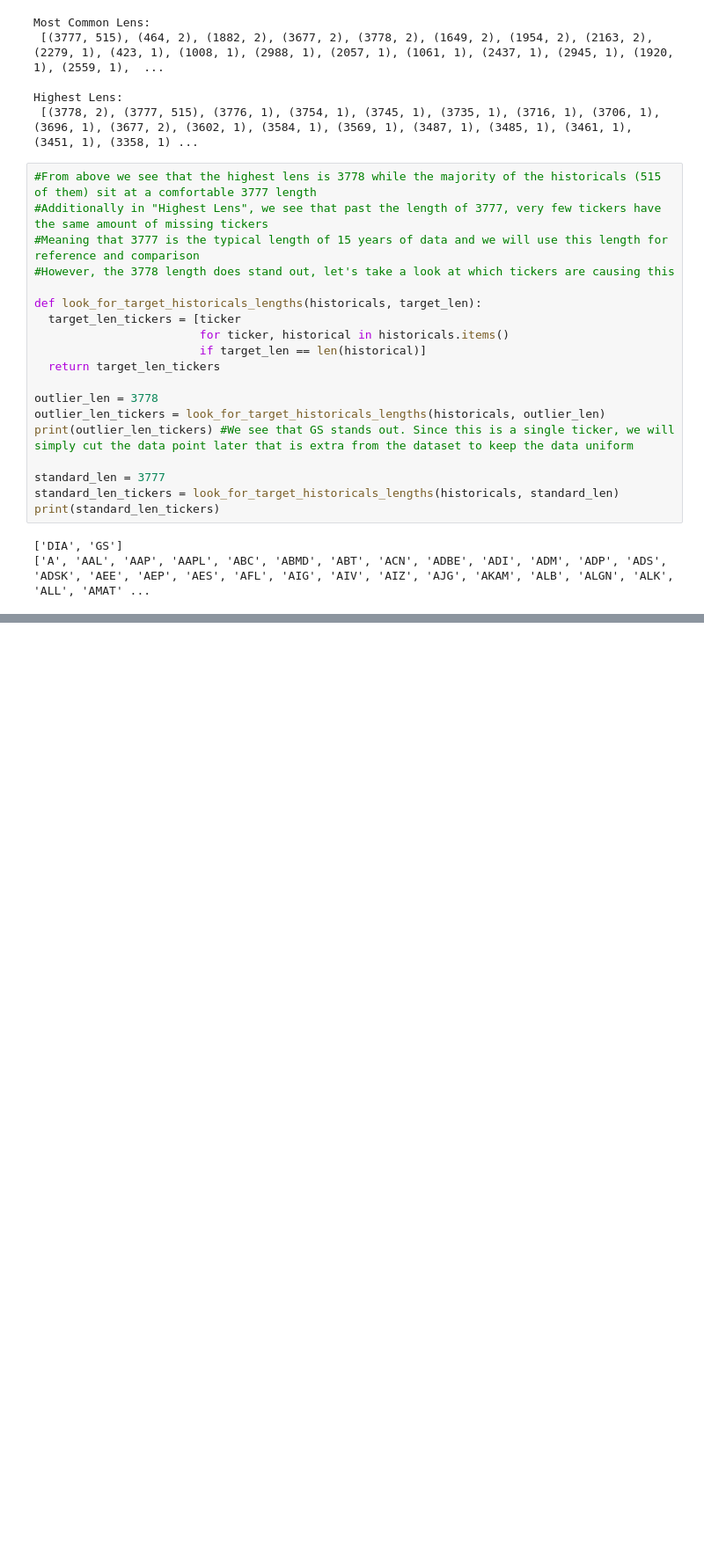
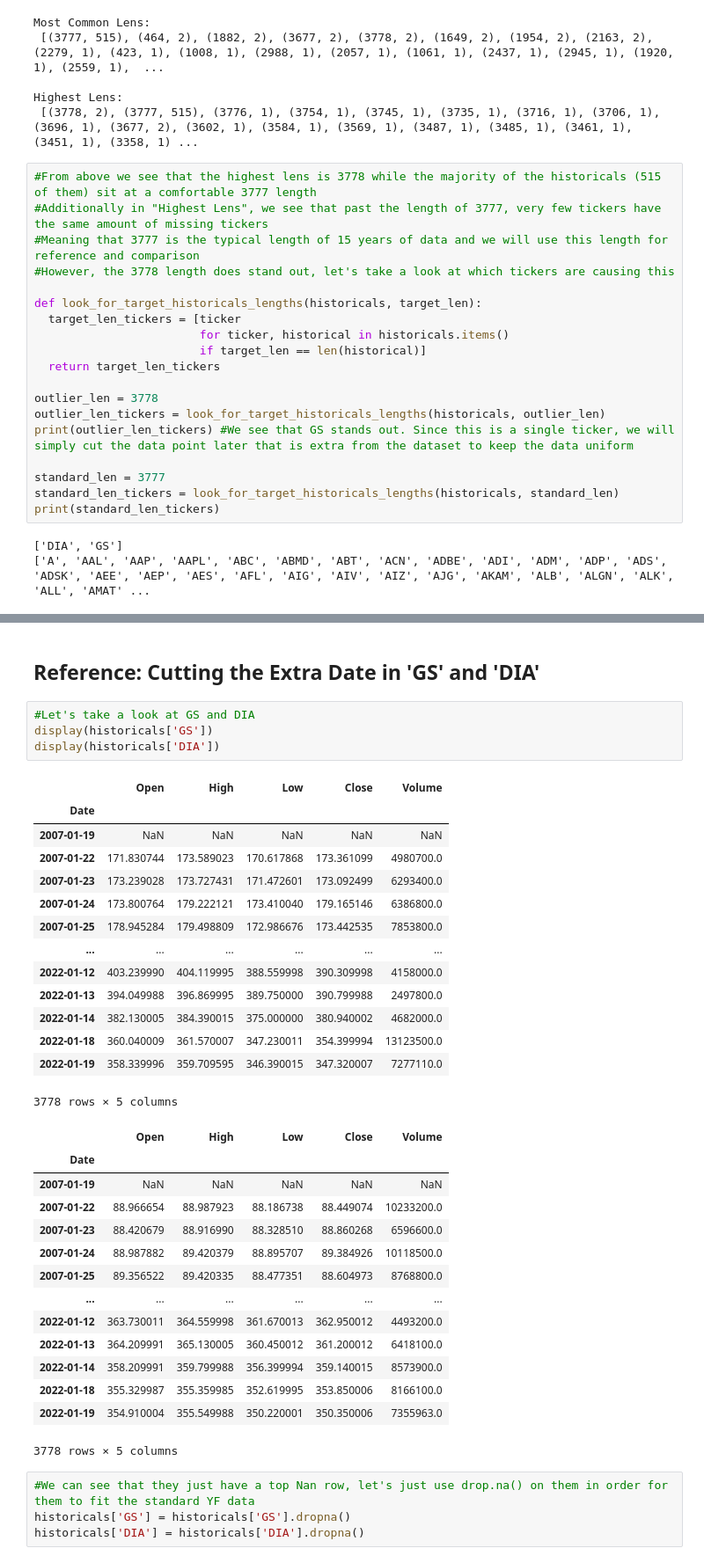
Before and after one commit to muchcreative/15Yr-Free-SP500-Historical-Data-and-Cleaning, a Jupyter notebook: Part 3 - Handling Missing YF Historicals/Part_3A_Tutorial.ipynb, the cells around one changed output, grey strips where cells are left out. Shown: that part at 88% size. Saved outputs shown, nothing was run; the diff lists cells and outputs as text; blank space fills up the shorter version.

```diff
--- a/Part 3 - Handling Missing YF Historicals/Part_3A_Tutorial.ipynb
+++ b/Part 3 - Handling Missing YF Historicals/Part_3A_Tutorial.ipynb
@@ -234,0 +392,39 @@ print(true_missing_tickers_and_dates)
+# %% [markdown]
+## Reference: Cutting the Extra Date in 'GS' and 'DIA'
+# %%
+#Let's take a look at GS and DIA
+display(historicals['GS'])
+display(historicals['DIA'])
+# %% [output]
+|  | Open | High | Low | Close | Volume |
+| Date |  |  |  |  |  |
+| 2007-01-19 | NaN | NaN | NaN | NaN | NaN |
+| 2007-01-22 | 171.830744 | 173.589023 | 170.617868 | 173.361099 | 4980700.0 |
+| 2007-01-23 | 173.239028 | 173.727431 | 171.472601 | 173.092499 | 6293400.0 |
+| 2007-01-24 | 173.800764 | 179.222121 | 173.410040 | 179.165146 | 6386800.0 |
+| 2007-01-25 | 178.945284 | 179.498809 | 172.986676 | 173.442535 | 7853800.0 |
+| ... | ... | ... | ... | ... | ... |
+| 2022-01-12 | 403.239990 | 404.119995 | 388.559998 | 390.309998 | 4158000.0 |
+| 2022-01-13 | 394.049988 | 396.869995 | 389.750000 | 390.799988 | 2497800.0 |
+| 2022-01-14 | 382.130005 | 384.390015 | 375.000000 | 380.940002 | 4682000.0 |
+| 2022-01-18 | 360.040009 | 361.570007 | 347.230011 | 354.399994 | 13123500.0 |
+| 2022-01-19 | 358.339996 | 359.709595 | 346.390015 | 347.320007 | 7277110.0 |
+3778 rows × 5 columns
+|  | Open | High | Low | Close | Volume |
+| Date |  |  |  |  |  |
+| 2007-01-19 | NaN | NaN | NaN | NaN | NaN |
+| 2007-01-22 | 88.966654 | 88.987923 | 88.186738 | 88.449074 | 10233200.0 |
+| 2007-01-23 | 88.420679 | 88.916990 | 88.328510 | 88.860268 | 6596600.0 |
+| 2007-01-24 | 88.987882 | 89.420379 | 88.895707 | 89.384926 | 10118500.0 |
+| 2007-01-25 | 89.356522 | 89.420335 | 88.477351 | 88.604973 | 8768800.0 |
+| ... | ... | ... | ... | ... | ... |
+| 2022-01-12 | 363.730011 | 364.559998 | 361.670013 | 362.950012 | 4493200.0 |
+| 2022-01-13 | 364.209991 | 365.130005 | 360.450012 | 361.200012 | 6418100.0 |
+| 2022-01-14 | 358.209991 | 359.799988 | 356.399994 | 359.140015 | 8573900.0 |
+| 2022-01-18 | 355.329987 | 355.359985 | 352.619995 | 353.850006 | 8166100.0 |
+| 2022-01-19 | 354.910004 | 355.549988 | 350.220001 | 350.350006 | 7355963.0 |
+3778 rows × 5 columns
+# %%
+#We can see that they just have a top Nan row, let's just use drop.na() on them in order for them to fit the standard YF data
+historicals['GS'] = historicals['GS'].dropna()
+historicals['DIA'] = historicals['DIA'].dropna()
```
Also changed, not shown: parts of 20 cells of this notebook, 5 other files.
